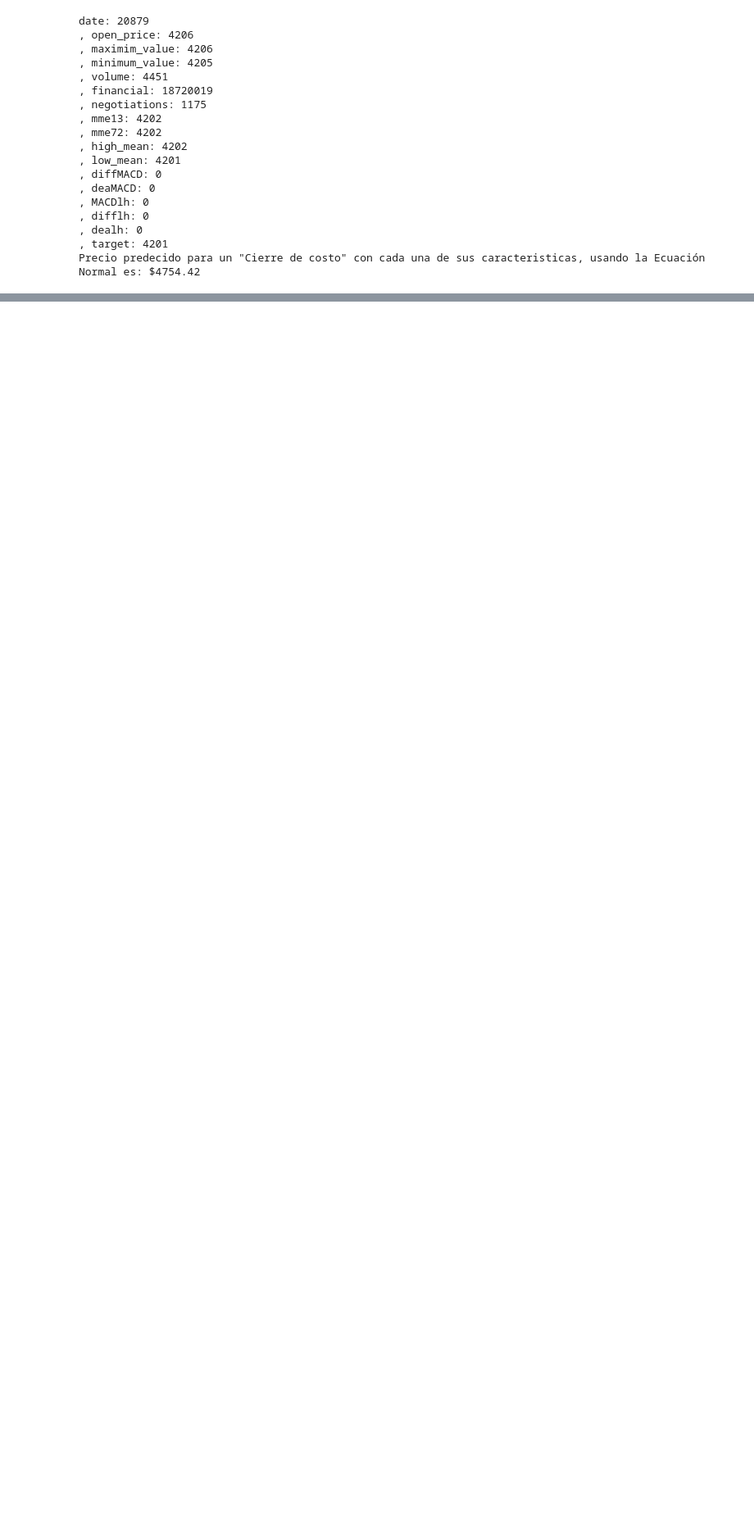
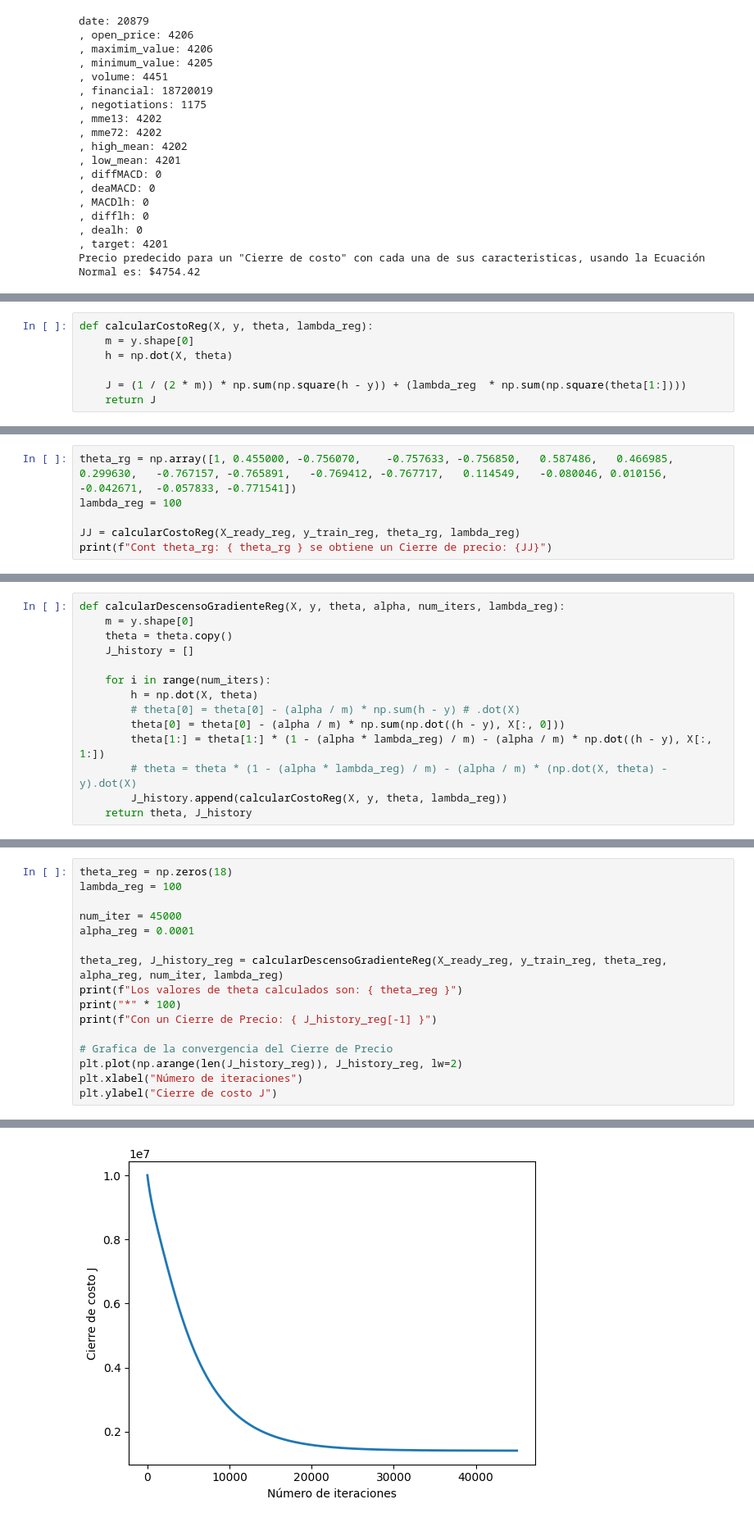
Before and after one commit to Gonzales-Franz-Reinaldo/SIS420-AI, a Jupyter notebook: Laboratorios/LAB-04/1.Regularizacion_regresion_lineal_mult.ipynb, the cells around one changed output, grey strips where cells are left out. Shown: that part at 82% size. Saved outputs shown, nothing was run; the diff lists cells and outputs as text; blank space fills up the shorter version.

```diff
--- a/Laboratorios/LAB-04/Regularizacion_regresion_lineal_mult.ipynb
+++ b/Laboratorios/LAB-04/1.Regularizacion_regresion_lineal_mult.ipynb
@@ -680,0 +795,7 @@ Precio predecido para un "Cierre de costo" con cada una de sus caracteristicas,
+# %%
+def calcularCostoReg(X, y, theta, lambda_reg):
+    m = y.shape[0]
+    h = np.dot(X, theta)
+
+    J = (1 / (2 * m)) * np.sum(np.square(h - y)) + (lambda_reg  * np.sum(np.square(theta[1:])))
+    return J
@@ -680,0 +804,6 @@ Precio predecido para un "Cierre de costo" con cada una de sus caracteristicas,
+# %%
+theta_rg = np.array([1, 0.455000, -0.756070,	-0.757633, -0.756850,	0.587486,	0.466985,	0.299630,	-0.767157, -0.765891,	-0.769412, -0.767717,	0.114549,	-0.080046, 0.010156, -0.042671,	-0.057833, -0.771541])
+lambda_reg = 100
+
+JJ = calcularCostoReg(X_ready_reg, y_train_reg, theta_rg, lambda_reg)
+print(f"Cont theta_rg: { theta_rg } se obtiene un Cierre de precio: {JJ}")
@@ -680,0 +831,14 @@ Precio predecido para un "Cierre de costo" con cada una de sus caracteristicas,
+# %%
+def calcularDescensoGradienteReg(X, y, theta, alpha, num_iters, lambda_reg):
+    m = y.shape[0]
+    theta = theta.copy()
+    J_history = []
+
+    for i in range(num_iters):
+        h = np.dot(X, theta)
+        # theta[0] = theta[0] - (alpha / m) * np.sum(h - y) # .dot(X)
+        theta[0] = theta[0] - (alpha / m) * np.sum(np.dot((h - y), X[:, 0]))
+        theta[1:] = theta[1:] * (1 - (alpha * lambda_reg) / m) - (alpha / m) * np.dot((h - y), X[:, 1:])
+        # theta = theta * (1 - (alpha * lambda_reg) / m) - (alpha / m) * (np.dot(X, theta) - y).dot(X)
+        J_history.append(calcularCostoReg(X, y, theta, lambda_reg))
+    return theta, J_history
@@ -680,0 +847,17 @@ Precio predecido para un "Cierre de costo" con cada una de sus caracteristicas,
+# %%
+theta_reg = np.zeros(18)
+lambda_reg = 100
+
+num_iter = 45000
+alpha_reg = 0.0001
+
+theta_reg, J_history_reg = calcularDescensoGradienteReg(X_ready_reg, y_train_reg, theta_reg, alpha_reg, num_iter, lambda_reg)
+print(f"Los valores de theta calculados son: { theta_reg }")
+print("*" * 100)
+print(f"Con un Cierre de Precio: { J_history_reg[-1] }")
+
+# Grafica de la convergencia del Cierre de Precio
+plt.plot(np.arange(len(J_history_reg)), J_history_reg, lw=2)
+plt.xlabel("Número de iteraciones")
+plt.ylabel("Cierre de costo J")
+# %% [output]
@@ -680,0 +872 @@ Precio predecido para un "Cierre de costo" con cada una de sus caracteristicas,
+[figure, added]
```
Also changed, not shown: parts of 17 cells of this notebook, 7 other files.
